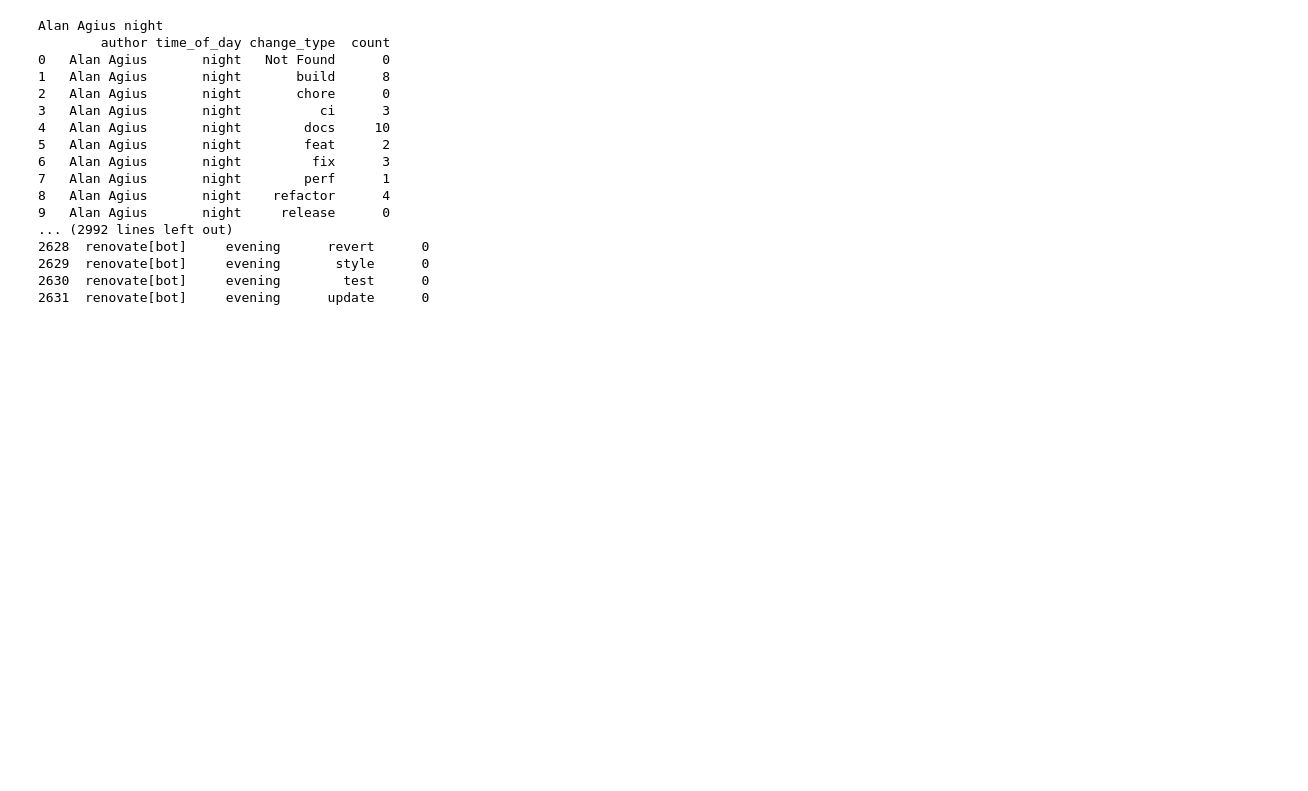
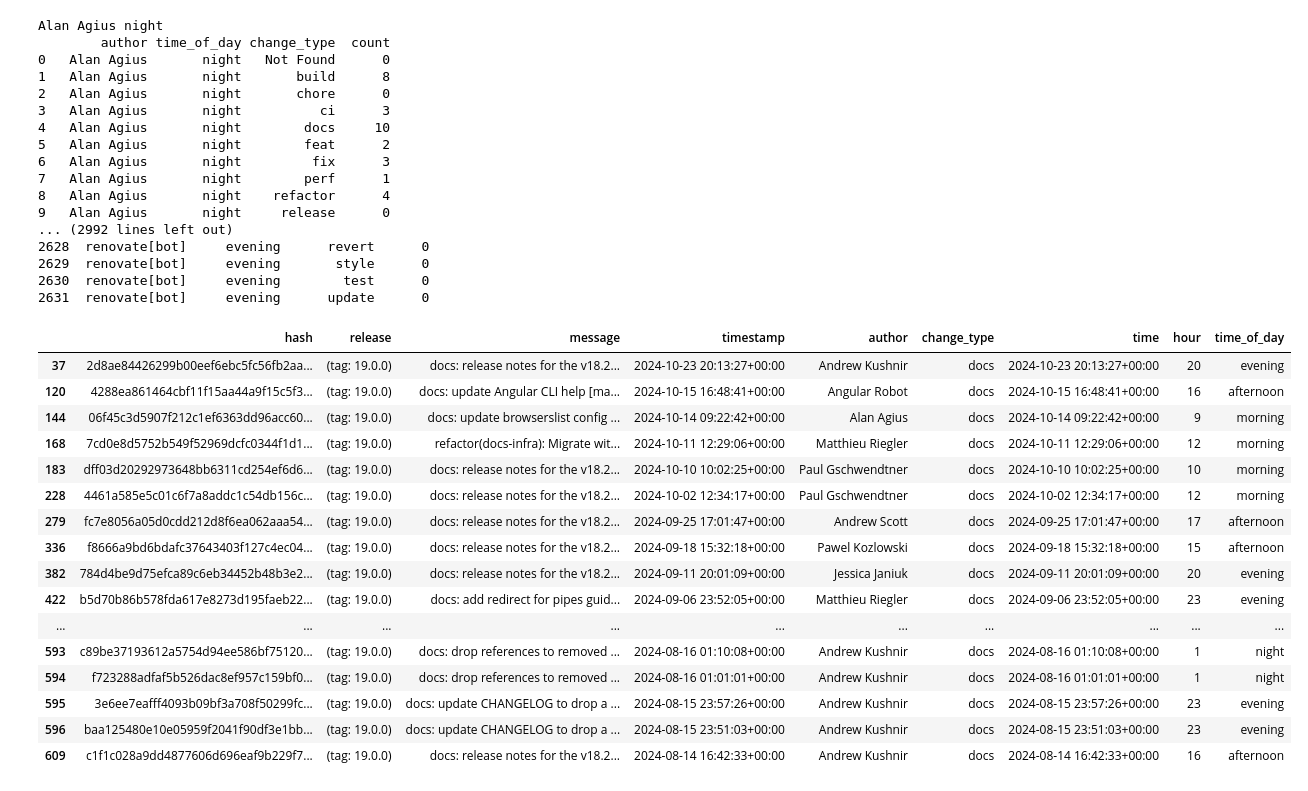
Before and after one commit to Smile1294/ProcessMining, a Jupyter notebook: user_actions_time.ipynb, the cells around one changed output. Drawn from its saved outputs; the diff is of its cells as text; code cells hidden in the pictures; blank space fills up the shorter version.

```diff
--- a/user_actions_time.ipynb
+++ b/user_actions_time.ipynb
@@ -213,3 +213,27 @@ Alan Agius night
 2629  renovate[bot]     evening       style      0
 2630  renovate[bot]     evening        test      0
 2631  renovate[bot]     evening      update      0
+# %%
+# get all docs commits of release 19.0.0
+df2 = df[df['change_type'] == 'docs']
+df2 = df2[df2['release'].str.contains('19.0.0')]
+
+df2
+# %% [output]
+|  | hash | release | message | timestamp | author | change_type | time | hour | time_of_day |
+| 37 | 2d8ae84426299b00eef6ebc5fc56fb2aa... | (tag: 19.0.0) | docs: release notes for the v18.2... | 2024-10-23 20:13:27+00:00 | Andrew Kushnir | docs | 2024-10-23 20:13:27+00:00 | 20 | evening |
+| 120 | 4288ea861464cbf11f15aa44a9f15c5f3... | (tag: 19.0.0) | docs: update Angular CLI help [ma... | 2024-10-15 16:48:41+00:00 | Angular Robot | docs | 2024-10-15 16:48:41+00:00 | 16 | afternoon |
+| 144 | 06f45c3d5907f212c1ef6363dd96acc60... | (tag: 19.0.0) | docs: update browserslist config ... | 2024-10-14 09:22:42+00:00 | Alan Agius | docs | 2024-10-14 09:22:42+00:00 | 9 | morning |
+| 168 | 7cd0e8d5752b549f52969dcfc0344f1d1... | (tag: 19.0.0) | refactor(docs-infra): Migrate wit... | 2024-10-11 12:29:06+00:00 | Matthieu Riegler | docs | 2024-10-11 12:29:06+00:00 | 12 | morning |
+| 183 | dff03d20292973648bb6311cd254ef6d6... | (tag: 19.0.0) | docs: release notes for the v18.2... | 2024-10-10 10:02:25+00:00 | Paul Gschwendtner | docs | 2024-10-10 10:02:25+00:00 | 10 | morning |
+| 228 | 4461a585e5c01c6f7a8addc1c54db156c... | (tag: 19.0.0) | docs: release notes for the v18.2... | 2024-10-02 12:34:17+00:00 | Paul Gschwendtner | docs | 2024-10-02 12:34:17+00:00 | 12 | morning |
+| 279 | fc7e8056a05d0cdd212d8f6ea062aaa54... | (tag: 19.0.0) | docs: release notes for the v18.2... | 2024-09-25 17:01:47+00:00 | Andrew Scott | docs | 2024-09-25 17:01:47+00:00 | 17 | afternoon |
+| 336 | f8666a9bd6bdafc37643403f127c4ec04... | (tag: 19.0.0) | docs: release notes for the v18.2... | 2024-09-18 15:32:18+00:00 | Pawel Kozlowski | docs | 2024-09-18 15:32:18+00:00 | 15 | afternoon |
+| 382 | 784d4be9d75efca89c6eb34452b48b3e2... | (tag: 19.0.0) | docs: release notes for the v18.2... | 2024-09-11 20:01:09+00:00 | Jessica Janiuk | docs | 2024-09-11 20:01:09+00:00 | 20 | evening |
+| 422 | b5d70b86b578fda617e8273d195faeb22... | (tag: 19.0.0) | docs: add redirect for pipes guid... | 2024-09-06 23:52:05+00:00 | Matthieu Riegler | docs | 2024-09-06 23:52:05+00:00 | 23 | evening |
+| ... | ... | ... | ... | ... | ... | ... | ... | ... | ... |
+| 593 | c89be37193612a5754d94ee586bf75120... | (tag: 19.0.0) | docs: drop references to removed ... | 2024-08-16 01:10:08+00:00 | Andrew Kushnir | docs | 2024-08-16 01:10:08+00:00 | 1 | night |
+| 594 | f723288adfaf5b526dac8ef957c159bf0... | (tag: 19.0.0) | docs: drop references to removed ... | 2024-08-16 01:01:01+00:00 | Andrew Kushnir | docs | 2024-08-16 01:01:01+00:00 | 1 | night |
+| 595 | 3e6ee7eafff4093b09bf3a708f50299fc... | (tag: 19.0.0) | docs: update CHANGELOG to drop a ... | 2024-08-15 23:57:26+00:00 | Andrew Kushnir | docs | 2024-08-15 23:57:26+00:00 | 23 | evening |
+| 596 | baa125480e10e05959f2041f90df3e1bb... | (tag: 19.0.0) | docs: update CHANGELOG to drop a ... | 2024-08-15 23:51:03+00:00 | Andrew Kushnir | docs | 2024-08-15 23:51:03+00:00 | 23 | evening |
+| 609 | c1f1c028a9dd4877606d696eaf9b229f7... | (tag: 19.0.0) | docs: release notes for the v18.2... | 2024-08-14 16:42:33+00:00 | Andrew Kushnir | docs | 2024-08-14 16:42:33+00:00 | 16 | afternoon |
```
